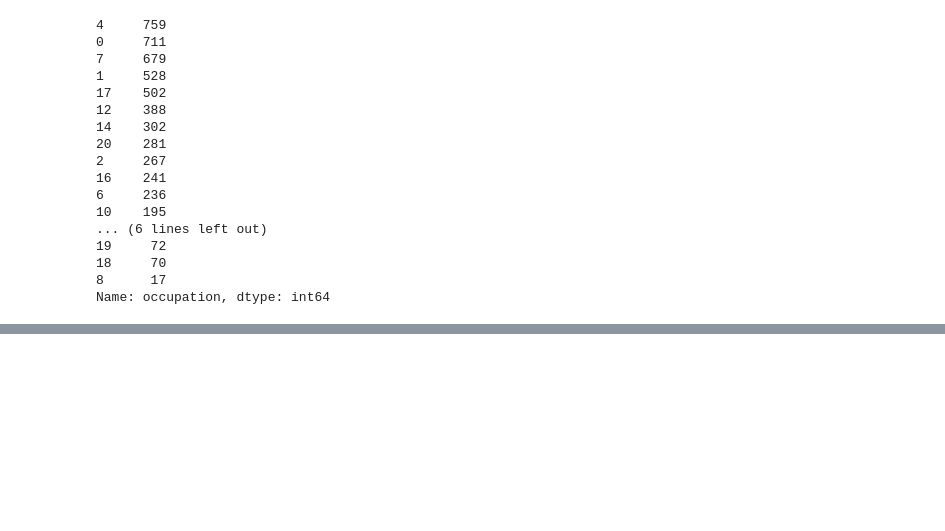
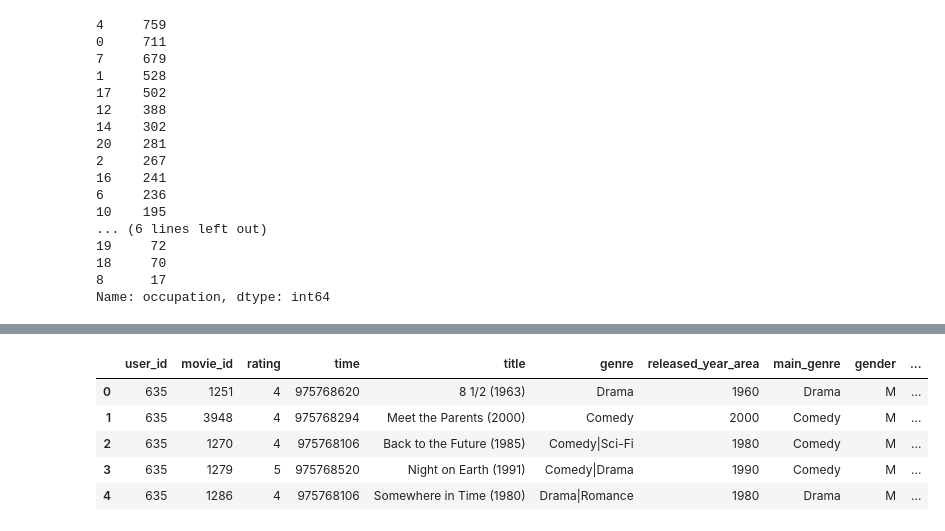
Before and after one commit to Vaycold/Python_ML, a Jupyter notebook: Reco_Algo/Embedding&Ranking.ipynb, the cells around one changed output, grey strips where cells are left out. Saved outputs shown, nothing was run; the diff lists cells and outputs as text; code cells hidden in the pictures; blank space fills up the shorter version.

```diff
--- a/Reco_Algo/Embedding&Ranking.ipynb
+++ b/Reco_Algo/Embedding&Ranking.ipynb
@@ -549,0 +711,12 @@ user_df['occupation']
+# %%
+# Context profiling
+train_df = pd.merge(train_df, movie_df, on = 'movie_id')
+train_df = pd.merge(train_df, user_df, on = 'user_id')
+train_df.head()
+# %% [output]
+|  | user_id | movie_id | rating | time | title | genre | released_year_area | main_genre | gender | ... |
+| 0 | 635 | 1251 | 4 | 975768620 | 8 1/2 (1963) | Drama | 1960 | Drama | M | ... |
+| 1 | 635 | 3948 | 4 | 975768294 | Meet the Parents (2000) | Comedy | 2000 | Comedy | M | ... |
+| 2 | 635 | 1270 | 4 | 975768106 | Back to the Future (1985) | Comedy|Sci-Fi | 1980 | Comedy | M | ... |
+| 3 | 635 | 1279 | 5 | 975768520 | Night on Earth (1991) | Comedy|Drama | 1990 | Comedy | M | ... |
+| 4 | 635 | 1286 | 4 | 975768106 | Somewhere in Time (1980) | Drama|Romance | 1980 | Drama | M | ... |
```
Also changed, not shown: parts of 22 cells of this notebook.
